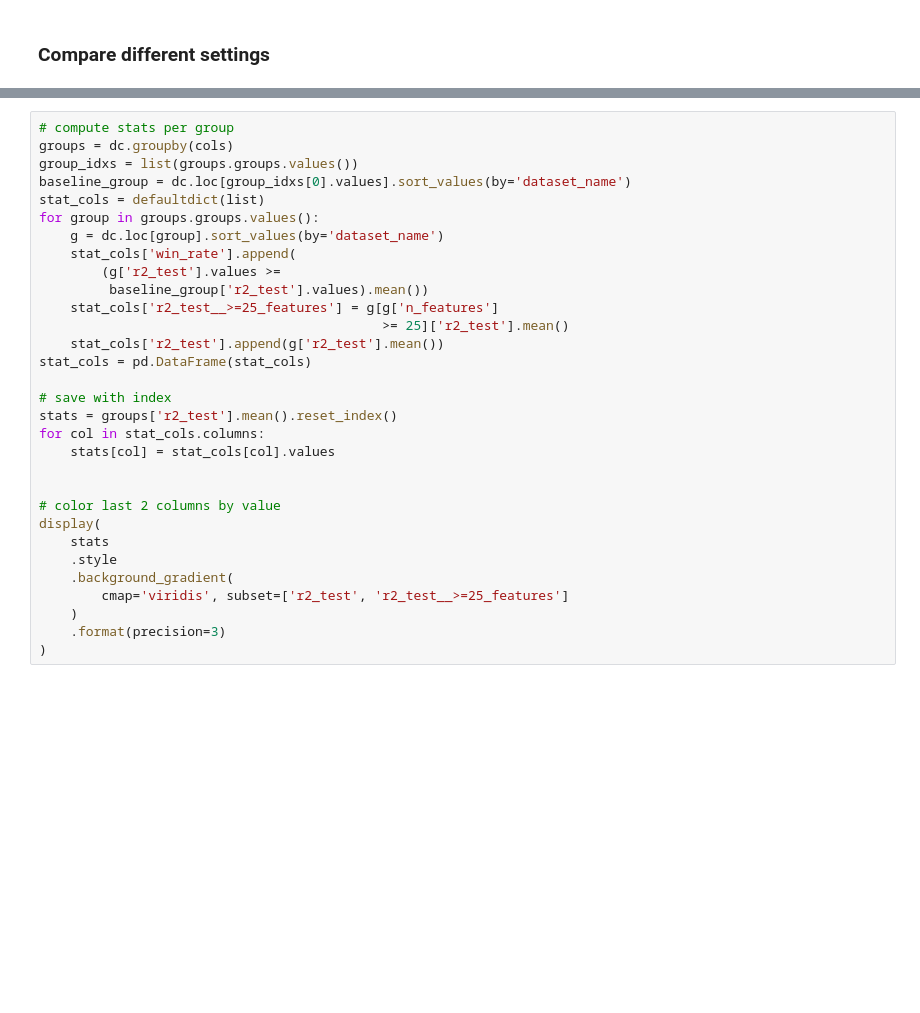
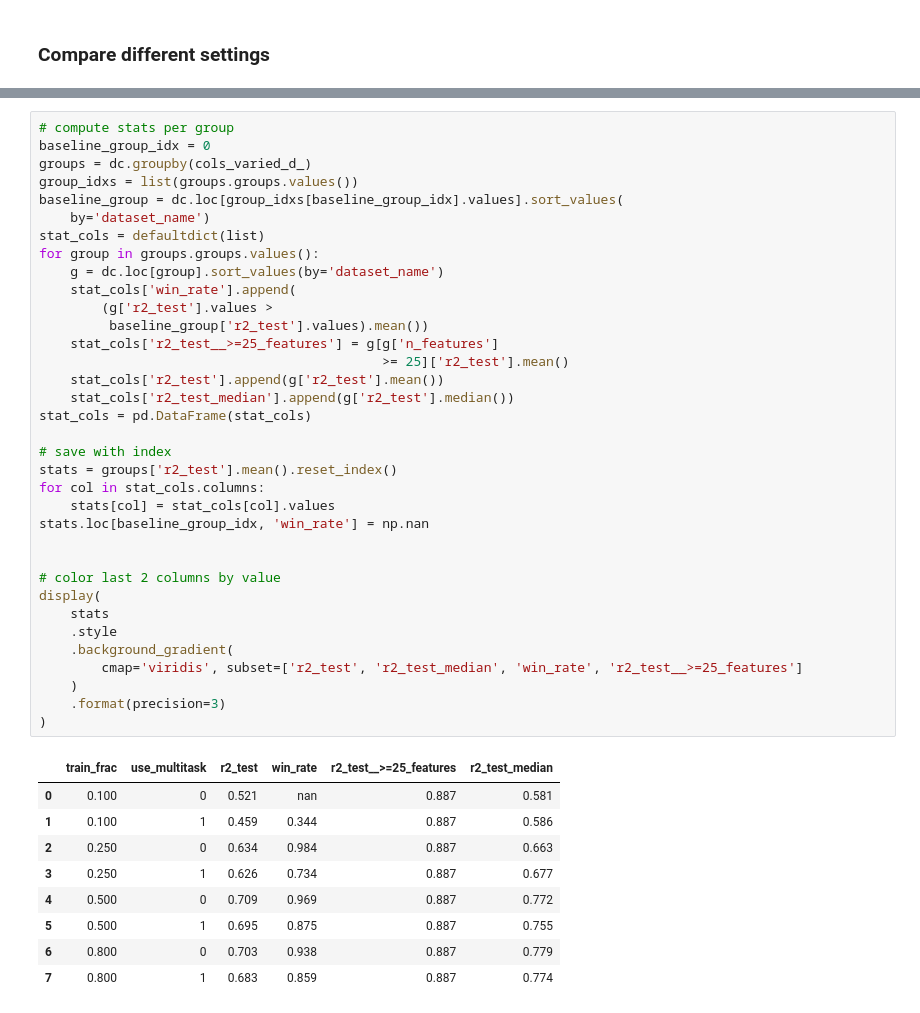
Before and after one commit to csinva/gam-experiments, a Jupyter notebook: notebooks/05_multitask_gam.ipynb, the cells around one changed output, grey strips where cells are left out. Drawn from its saved outputs; the diff is of its cells as text; blank space fills up the shorter version.

```diff
--- a/notebooks/05_multitask_gam.ipynb
+++ b/notebooks/05_multitask_gam.ipynb
@@ -191,31 +207,45 @@ dtype: int64
 # %%
 # compute stats per group
-groups = dc.groupby(cols)
+baseline_group_idx = 0
+groups = dc.groupby(cols_varied_d_)
 group_idxs = list(groups.groups.values())
-baseline_group = dc.loc[group_idxs[0].values].sort_values(by='dataset_name')
+baseline_group = dc.loc[group_idxs[baseline_group_idx].values].sort_values(
+    by='dataset_name')
 stat_cols = defaultdict(list)
 for group in groups.groups.values():
     g = dc.loc[group].sort_values(by='dataset_name')
     stat_cols['win_rate'].append(
-        (g['r2_test'].values >=
+        (g['r2_test'].values >
          baseline_group['r2_test'].values).mean())
     stat_cols['r2_test__>=25_features'] = g[g['n_features']
                                             >= 25]['r2_test'].mean()
     stat_cols['r2_test'].append(g['r2_test'].mean())
+    stat_cols['r2_test_median'].append(g['r2_test'].median())
 stat_cols = pd.DataFrame(stat_cols)
 
 # save with index
 stats = groups['r2_test'].mean().reset_index()
 for col in stat_cols.columns:
     stats[col] = stat_cols[col].values
+stats.loc[baseline_group_idx, 'win_rate'] = np.nan
 
 
 # color last 2 columns by value
 display(
     stats
     .style
     .background_gradient(
-        cmap='viridis', subset=['r2_test', 'r2_test__>=25_features']
+        cmap='viridis', subset=['r2_test', 'r2_test_median', 'win_rate', 'r2_test__>=25_features']
     )
     .format(precision=3)
 )
+# %% [output]
+|  | train_frac | use_multitask | r2_test | win_rate | r2_test__>=25_features | r2_test_median |
+| 0 | 0.100 | 0 | 0.521 | nan | 0.887 | 0.581 |
+| 1 | 0.100 | 1 | 0.459 | 0.344 | 0.887 | 0.586 |
+| 2 | 0.250 | 0 | 0.634 | 0.984 | 0.887 | 0.663 |
+| 3 | 0.250 | 1 | 0.626 | 0.734 | 0.887 | 0.677 |
+| 4 | 0.500 | 0 | 0.709 | 0.969 | 0.887 | 0.772 |
+| 5 | 0.500 | 1 | 0.695 | 0.875 | 0.887 | 0.755 |
+| 6 | 0.800 | 0 | 0.703 | 0.938 | 0.887 | 0.779 |
+| 7 | 0.800 | 1 | 0.683 | 0.859 | 0.887 | 0.774 |
```
Also changed, not shown: parts of 4 cells of this notebook, 5 other files.
